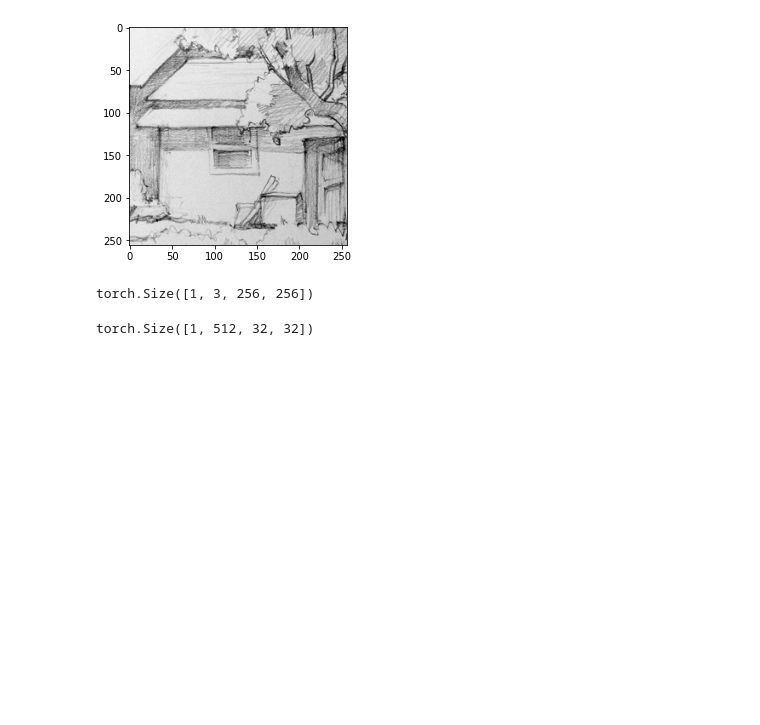
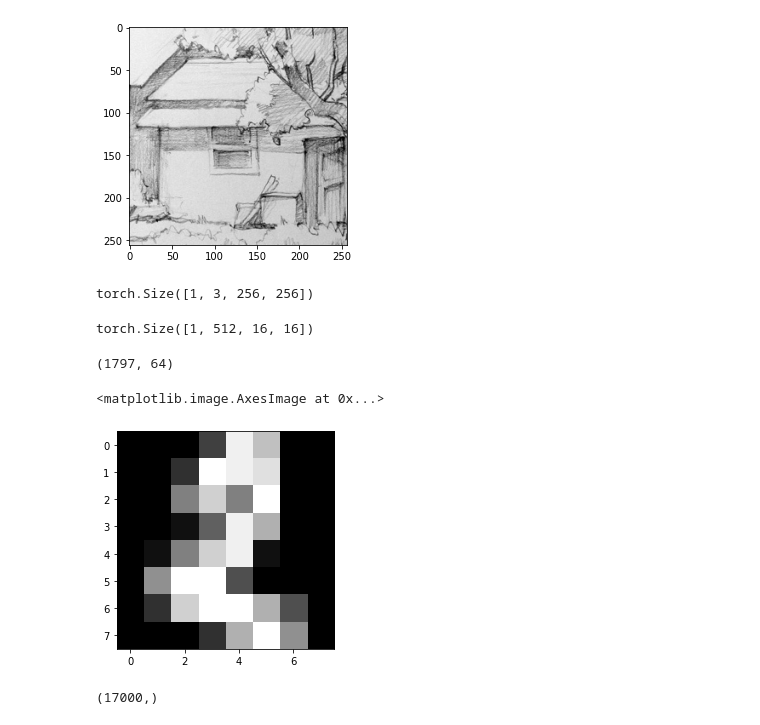
Before and after one commit to SimplePro/AutoColoringAI, a Jupyter notebook: art topic classification.ipynb, the cells around one changed output. Drawn from its saved outputs; the diff is of its cells as text; code cells hidden in the pictures; blank space fills up the shorter version.

Commit message:
add art topic classification ipython file

```diff
--- a/art topic classification.ipynb
+++ b/art topic classification.ipynb
@@ -101,9 +92,9 @@ print(image.size())
 # %% [output]
 torch.Size([1, 3, 256, 256])
 # %%
-print(vgg(image).size())
+print(classification_vgg(result).size())
 # %% [output]
-torch.Size([1, 512, 32, 32])
+torch.Size([1, 512, 16, 16])
 # %%
 class Classification(nn.Module):
     def __init__(self):
@@ -127,3 +118,16 @@ class Classification(nn.Module):
         out = self.fc3(out)
 
         return out
+# %%
+from sklearn.datasets import load_digits
+
+digits = load_digits()
+
+print(digits.data.shape)
+# %% [output]
+(1797, 64)
+# %%
+plt.imshow(digits.data[2].reshape(8, 8), cmap="gray")
+# %% [output]
+<matplotlib.image.AxesImage at 0x...>
+[figure, added]
@@ -129,0 +156,6 @@ class Classification(nn.Module):
+# %%
+Y = np.concatenate((abstract_y, cityscape_y, landscape_y, portrait_y, still_life_y))
+
+print(Y.shape)
+# %% [output]
+(17000,)
```
Also changed, not shown: parts of 15 cells of this notebook.
